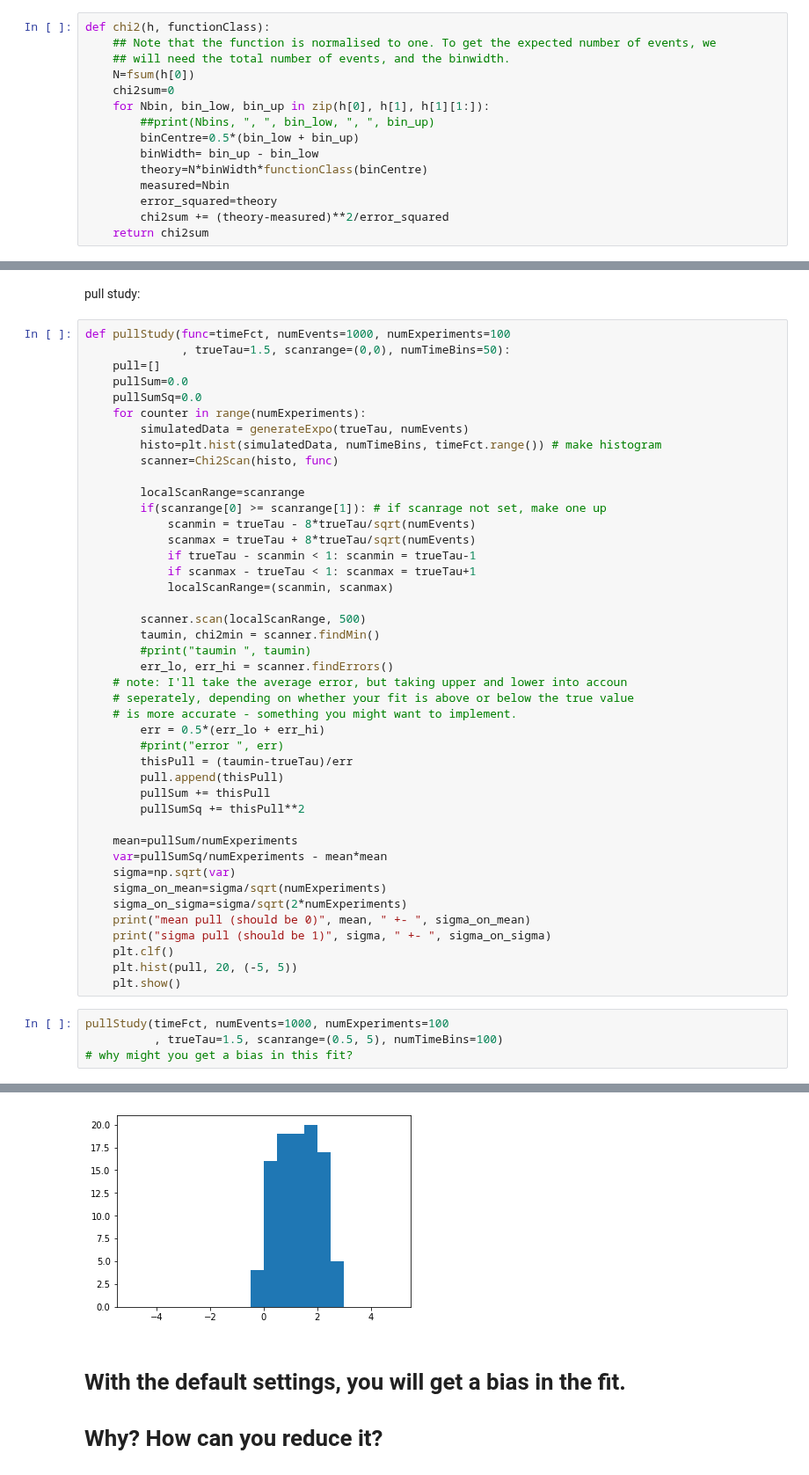
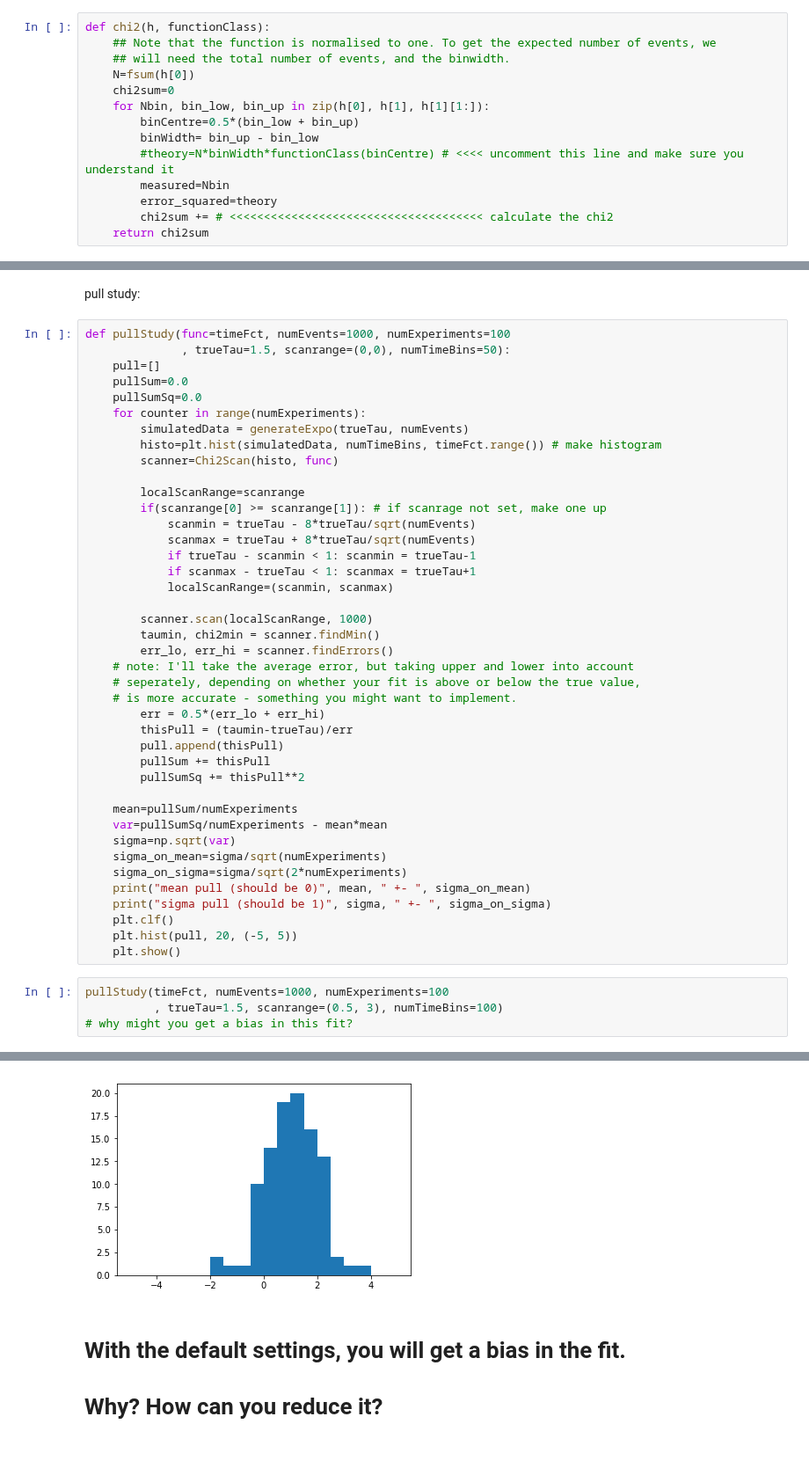
Before and after one commit to JonasRademacker/JupyterNotebooksForTeachingMath, a Jupyter notebook: MyFirstChi2Fit.ipynb, the cells around one changed output, grey strips where cells are left out. Shown at 88% size. Saved outputs shown, nothing was run; the diff lists cells and outputs as text.

```diff
--- a/MyFirstChi2Fit.ipynb
+++ b/MyFirstChi2Fit.ipynb
@@ -87,13 +88,12 @@ def chi2(h, functionClass):
     N=fsum(h[0])
     chi2sum=0
     for Nbin, bin_low, bin_up in zip(h[0], h[1], h[1][1:]):
-        ##print(Nbins, ", ", bin_low, ", ", bin_up)
         binCentre=0.5*(bin_low + bin_up)
         binWidth= bin_up - bin_low
-        theory=N*binWidth*functionClass(binCentre)
+        #theory=N*binWidth*functionClass(binCentre) # <<<< uncomment this line and make sure you understand it
         measured=Nbin
         error_squared=theory
-        chi2sum += (theory-measured)**2/error_squared
+        chi2sum += # <<<<<<<<<<<<<<<<<<<<<<<<<<<<<<<<<<<<< calculate the chi2
     return chi2sum
 # %% [markdown]
 Now we have all the ingredients to calculate the chi2. Let's do it:
@@ -224,15 +224,13 @@ def pullStudy(func=timeFct, numEvents=1000, numExperiments=100
             if scanmax - trueTau < 1: scanmax = trueTau+1
             localScanRange=(scanmin, scanmax)
 
-        scanner.scan(localScanRange, 500)
+        scanner.scan(localScanRange, 1000)
         taumin, chi2min = scanner.findMin()
-        #print("taumin ", taumin)
         err_lo, err_hi = scanner.findErrors()
-    # note: I'll take the average error, but taking upper and lower into accoun
-    # seperately, depending on whether your fit is above or below the true value
+    # note: I'll take the average error, but taking upper and lower into account
+    # seperately, depending on whether your fit is above or below the true value,
     # is more accurate - something you might want to implement.
         err = 0.5*(err_lo + err_hi)
-        #print("error ", err)
         thisPull = (taumin-trueTau)/err
         pull.append(thisPull)
         pullSum += thisPull
@@ -250,6 +248,6 @@ def pullStudy(func=timeFct, numEvents=1000, numExperiments=100
     plt.show()
 # %%
 pullStudy(timeFct, numEvents=1000, numExperiments=100
-          , trueTau=1.5, scanrange=(0.5, 5), numTimeBins=100)
+          , trueTau=1.5, scanrange=(0.5, 3), numTimeBins=100)
 # why might you get a bias in this fit?
 # %% [output]
@@ -258,4 +256,4 @@ sigma pull (should be 1) 0.7411259864320913  +-  0.05240552107197009
-[figure, old version]
+[figure, new version]
 # %% [markdown]
 # With the default settings, you will get a bias in the fit.
 # Why? How can you reduce it?
```
Also changed, not shown: parts of 8 cells of this notebook, 1 other file.
